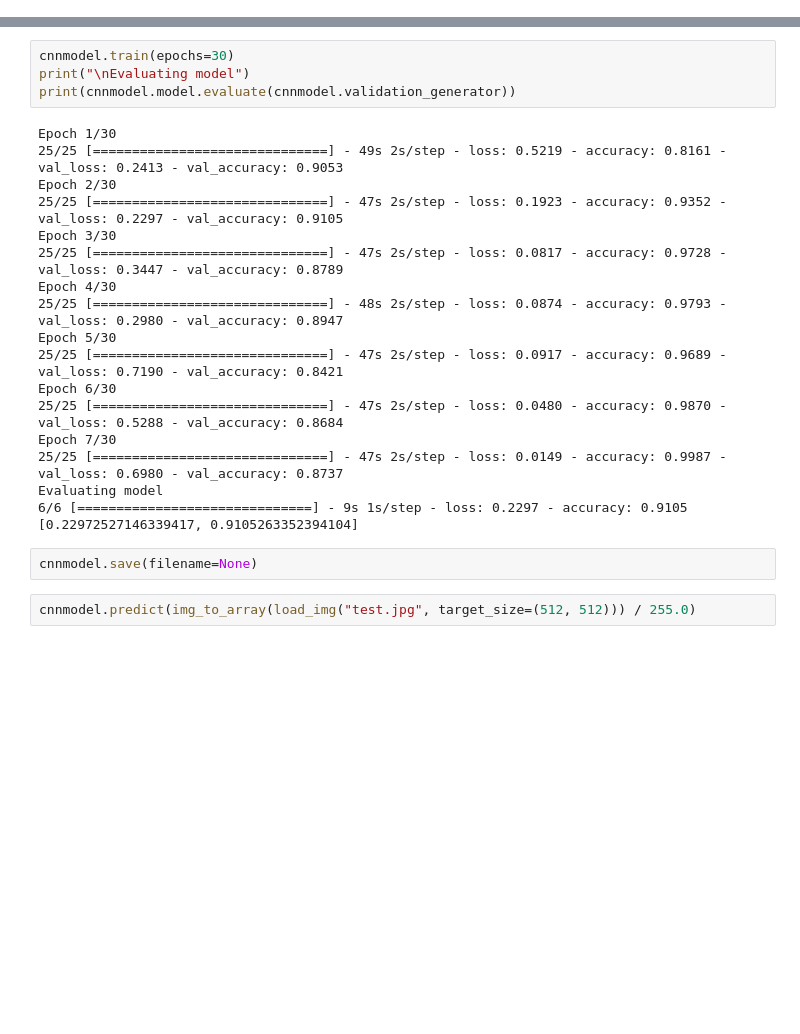
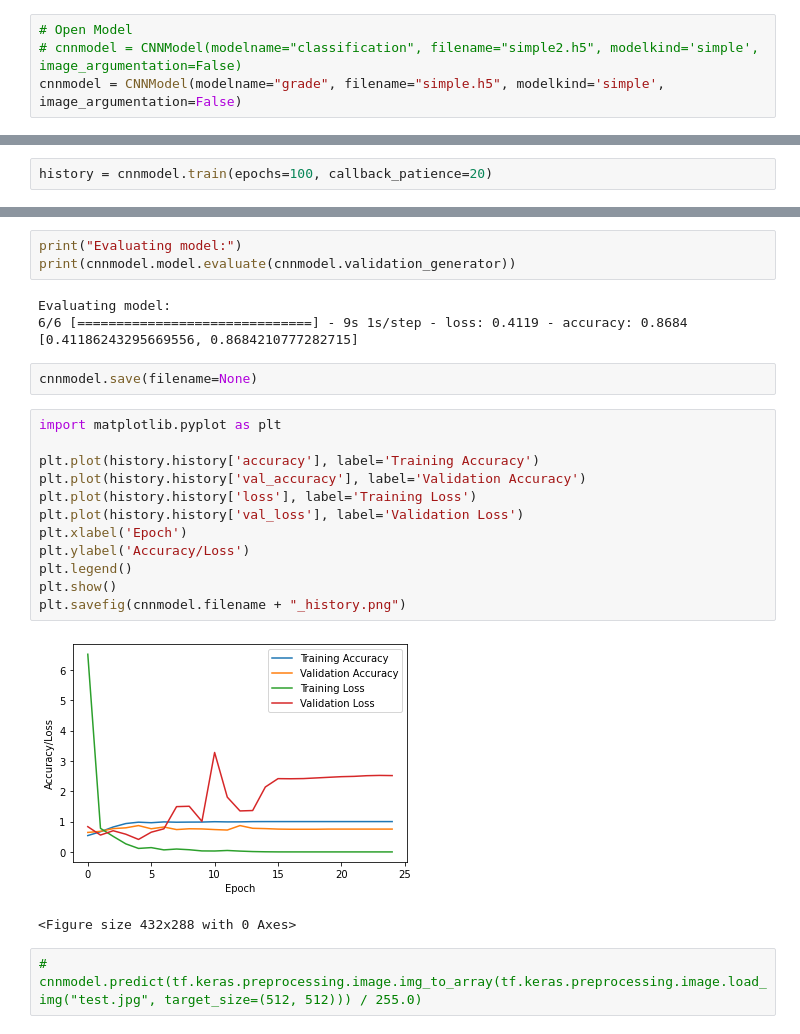
Before and after one commit to Ganappriyan/Cancer-Diagnosis-using-ML, a Jupyter notebook: Project/image_processing/CNNModelTest.ipynb, the cells around one changed output, grey strips where cells are left out. Saved outputs shown, nothing was run; the diff lists cells and outputs as text; blank space fills up the shorter version.

```diff
--- a/Project/image_processing/CNNModelTest.ipynb
+++ b/Project/image_processing/CNNModelTest.ipynb
@@ -33,0 +4,4 @@ _________________________________________________________________
+# %%
+# Open Model
+# cnnmodel = CNNModel(modelname="classification", filename="simple2.h5", modelkind='simple', image_argumentation=False)
+cnnmodel = CNNModel(modelname="grade", filename="simple.h5", modelkind='simple', image_argumentation=False)
@@ -33,0 +33,2 @@ _________________________________________________________________
+# %%
+history = cnnmodel.train(epochs=100, callback_patience=20)
@@ -34,26 +54,26 @@ _________________________________________________________________
 # %%
-cnnmodel.train(epochs=30)
-print("\nEvaluating model")
+print("Evaluating model:")
 print(cnnmodel.model.evaluate(cnnmodel.validation_generator))
 # %% [output]
-Epoch 1/30
-25/25 [==============================] - 49s 2s/step - loss: 0.5219 - accuracy: 0.8161 - val_loss: 0.2413 - val_accuracy: 0.9053
-Epoch 2/30
-25/25 [==============================] - 47s 2s/step - loss: 0.1923 - accuracy: 0.9352 - val_loss: 0.2297 - val_accuracy: 0.9105
-Epoch 3/30
-25/25 [==============================] - 47s 2s/step - loss: 0.0817 - accuracy: 0.9728 - val_loss: 0.3447 - val_accuracy: 0.8789
-Epoch 4/30
-25/25 [==============================] - 48s 2s/step - loss: 0.0874 - accuracy: 0.9793 - val_loss: 0.2980 - val_accuracy: 0.8947
-Epoch 5/30
-25/25 [==============================] - 47s 2s/step - loss: 0.0917 - accuracy: 0.9689 - val_loss: 0.7190 - val_accuracy: 0.8421
-Epoch 6/30
-25/25 [==============================] - 47s 2s/step - loss: 0.0480 - accuracy: 0.9870 - val_loss: 0.5288 - val_accuracy: 0.8684
-Epoch 7/30
-25/25 [==============================] - 47s 2s/step - loss: 0.0149 - accuracy: 0.9987 - val_loss: 0.6980 - val_accuracy: 0.8737
-Evaluating model
-6/6 [==============================] - 9s 1s/step - loss: 0.2297 - accuracy: 0.9105
-[0.22972527146339417, 0.9105263352394104]
+Evaluating model:
+6/6 [==============================] - 9s 1s/step - loss: 0.4119 - accuracy: 0.8684
+[0.41186243295669556, 0.8684210777282715]
 # %%
 cnnmodel.save(filename=None)
+# %%
+import matplotlib.pyplot as plt
+
+plt.plot(history.history['accuracy'], label='Training Accuracy')
+plt.plot(history.history['val_accuracy'], label='Validation Accuracy')
+plt.plot(history.history['loss'], label='Training Loss')
+plt.plot(history.history['val_loss'], label='Validation Loss')
+plt.xlabel('Epoch')
+plt.ylabel('Accuracy/Loss')
+plt.legend()
+plt.show()
+plt.savefig(cnnmodel.filename + "_history.png")
+# %% [output]
+[figure, added]
+<Figure size 432x288 with 0 Axes>
 # %%
-cnnmodel.predict(img_to_array(load_img("test.jpg", target_size=(512, 512))) / 255.0)
+# cnnmodel.predict(tf.keras.preprocessing.image.img_to_array(tf.keras.preprocessing.image.load_img("test.jpg", target_size=(512, 512))) / 255.0)
```
Also changed, not shown: parts of 6 cells of this notebook, 4 other files.
